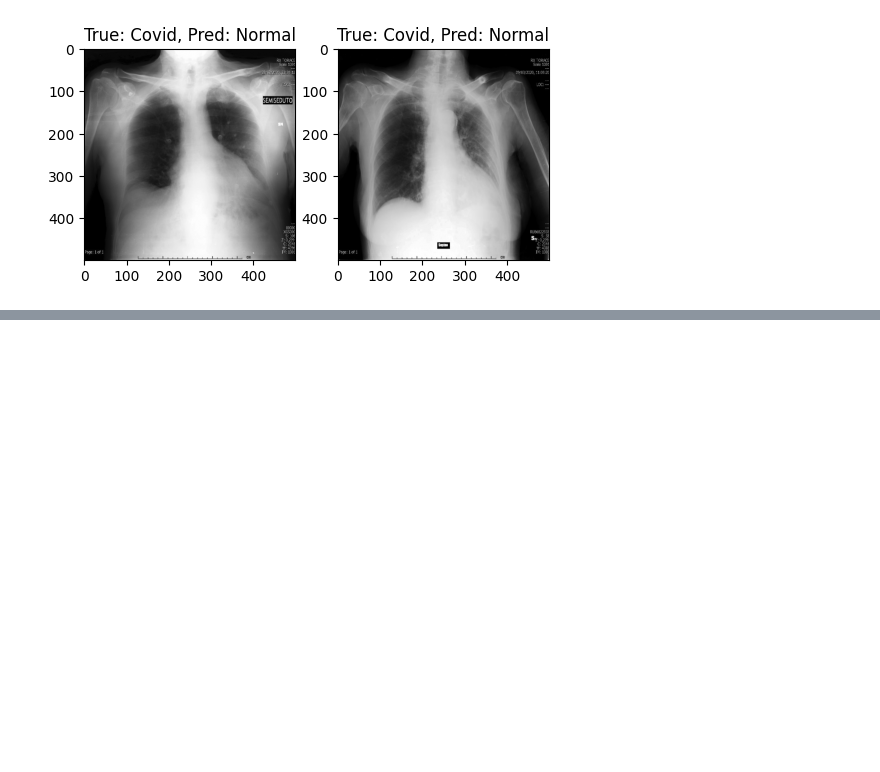
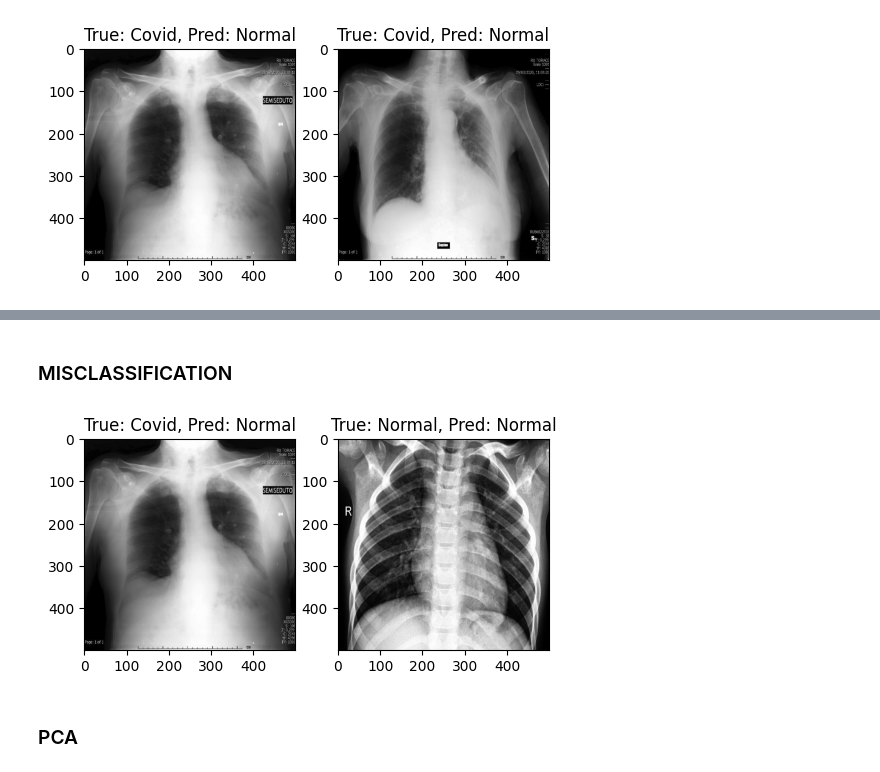
Before and after one commit to RajKumar-Developer/mlProject, a Jupyter notebook: SVM_model.ipynb, the cells around one changed output, grey strips where cells are left out. Cells and saved outputs as stored; diff of their text form; code cells hidden in the pictures; blank space fills up the shorter version.

```diff
--- a/SVM_model.ipynb
+++ b/SVM_model.ipynb
@@ -136,0 +271,15 @@ plt.show()
+# %% [markdown]
+### MISCLASSIFICATION
+# %%
+misclassified_idx = np.where(y_test_flat != grid_predictions_poly)[0]
+num_misclassified = len(misclassified_idx)
+fig, axes = plt.subplots(1, num_misclassified, figsize=(3 * num_misclassified, 12))
+for i in range(num_misclassified):
+    idx = misclassified_idx[i]
+    axes[i].imshow(x_test[idx])
+    axes[i].set_title(f"True: {categories[y_test_flat[idx]]}, Pred: {categories[grid_predictions[idx]]}")
+plt.show()
+# %% [output]
+[figure, added]
+# %% [markdown]
+### PCA
```
Also changed, not shown: parts of 23 cells of this notebook, 2 other files.
